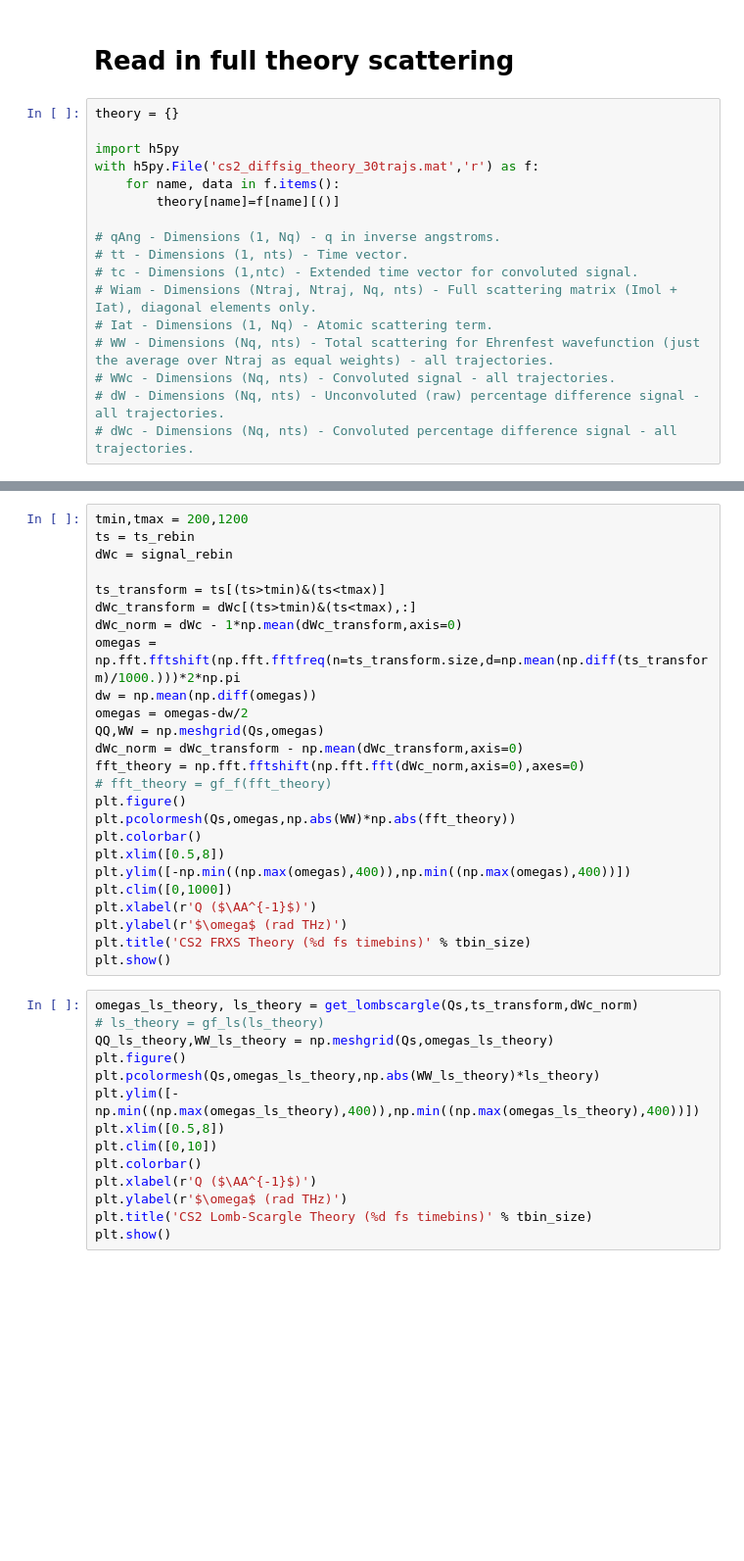
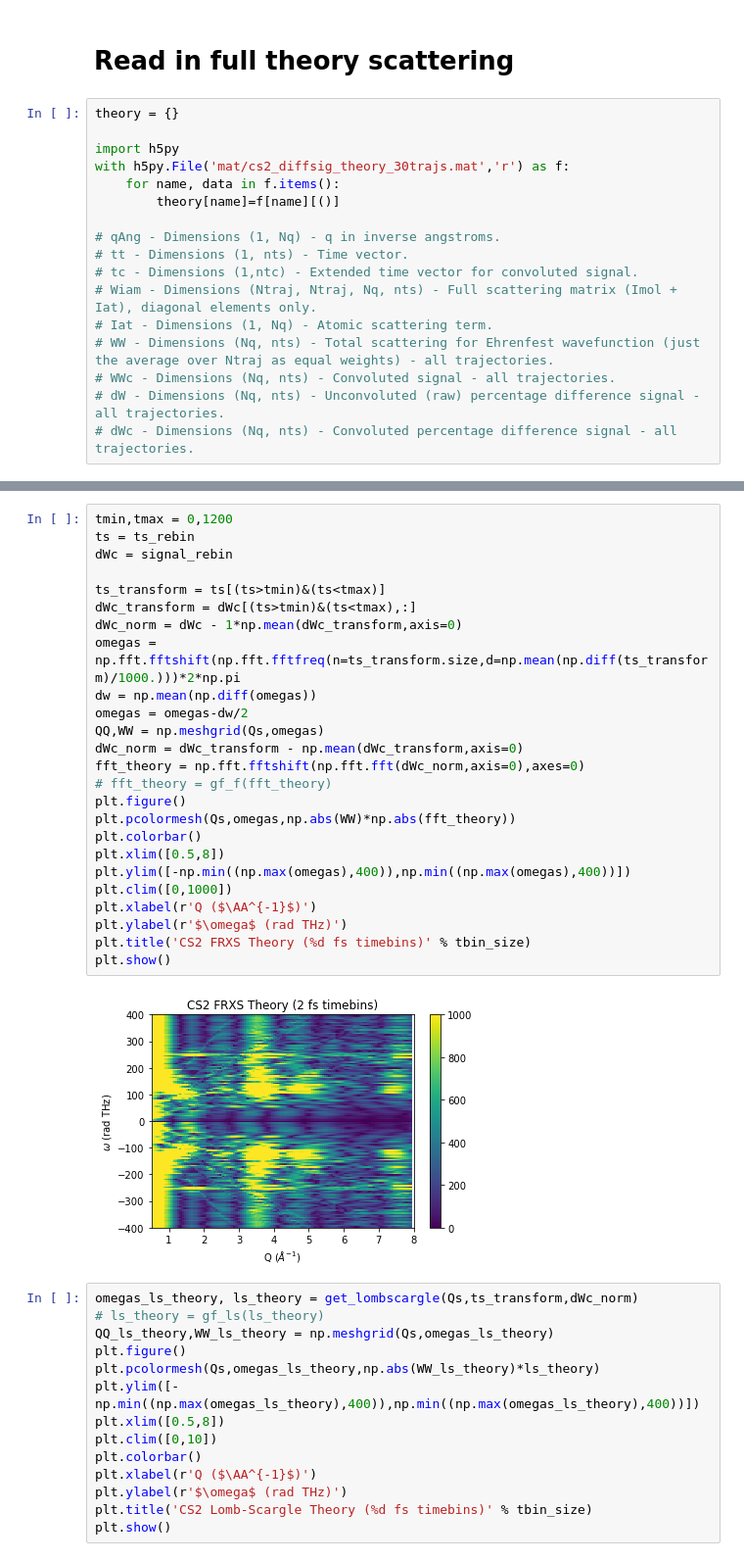
Before and after one commit to igabalski/Analysis-Tutorials, a Jupyter notebook: Notebooks/TheoryUnderstanding.ipynb, the cells around one changed output, grey strips where cells are left out. Shown: that part at 98% size. Cells and saved outputs as stored; diff of their text form; blank space fills up the shorter version.

```diff
--- a/Notebooks/TheoryUnderstanding.ipynb
+++ b/Notebooks/TheoryUnderstanding.ipynb
@@ -35,7 +35,7 @@ gf_ls = lambda x: gaussian_filter1d(x,blur_ls,axis=0)
 theory = {}
 
 import h5py
-with h5py.File('cs2_diffsig_theory_30trajs.mat','r') as f:
+with h5py.File('mat/cs2_diffsig_theory_30trajs.mat','r') as f:
     for name, data in f.items():
         theory[name]=f[name][()]
 
@@ -79,28 +83,30 @@ plt.show()
 # %%
-tmin,tmax = 200,1200
+tmin,tmax = 0,1200
 ts = ts_rebin
 dWc = signal_rebin
 
 ts_transform = ts[(ts>tmin)&(ts<tmax)]
 dWc_transform = dWc[(ts>tmin)&(ts<tmax),:]
 dWc_norm = dWc - 1*np.mean(dWc_transform,axis=0)
 omegas = np.fft.fftshift(np.fft.fftfreq(n=ts_transform.size,d=np.mean(np.diff(ts_transform)/1000.)))*2*np.pi
 dw = np.mean(np.diff(omegas))
 omegas = omegas-dw/2
 QQ,WW = np.meshgrid(Qs,omegas)
 dWc_norm = dWc_transform - np.mean(dWc_transform,axis=0)
 fft_theory = np.fft.fftshift(np.fft.fft(dWc_norm,axis=0),axes=0)
 # fft_theory = gf_f(fft_theory)
 plt.figure()
 plt.pcolormesh(Qs,omegas,np.abs(WW)*np.abs(fft_theory))
 plt.colorbar()
 plt.xlim([0.5,8])
 plt.ylim([-np.min((np.max(omegas),400)),np.min((np.max(omegas),400))])
 plt.clim([0,1000])
 plt.xlabel(r'Q ($\AA^{-1}$)')
 plt.ylabel(r'$\omega$ (rad THz)')
 plt.title('CS2 FRXS Theory (%d fs timebins)' % tbin_size)
 plt.show()
+# %% [output]
+[figure, added]
 # %%
 omegas_ls_theory, ls_theory = get_lombscargle(Qs,ts_transform,dWc_norm)
 # ls_theory = gf_ls(ls_theory)
```
Also changed, not shown: parts of 1 cell of this notebook.
